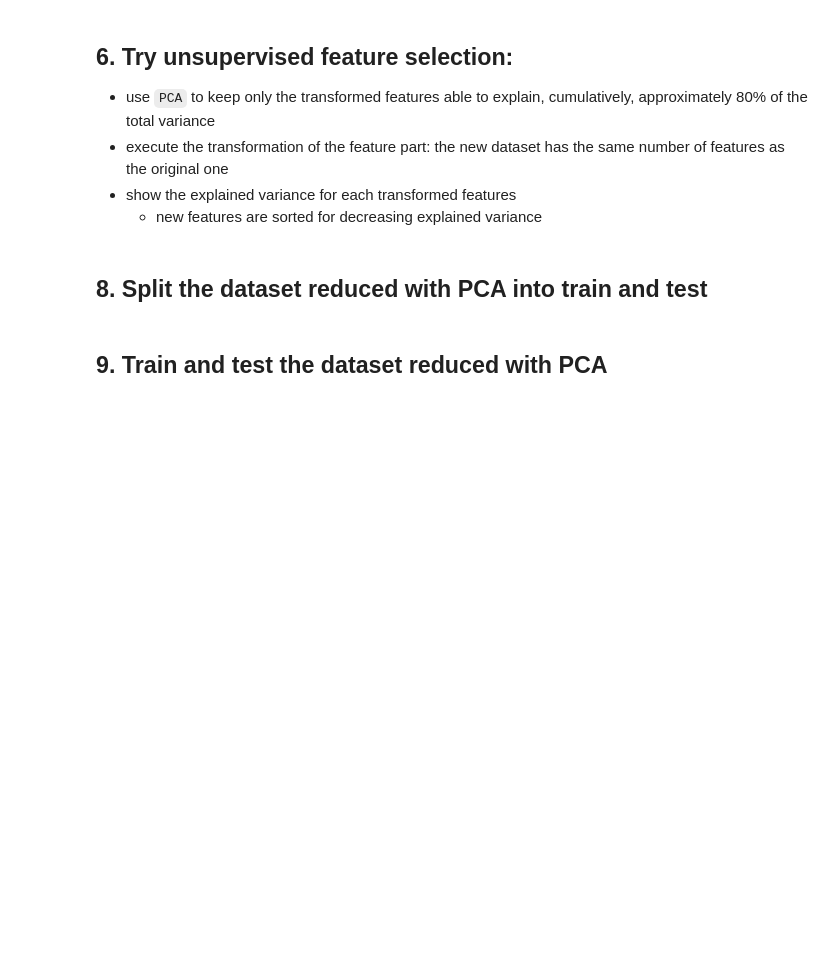
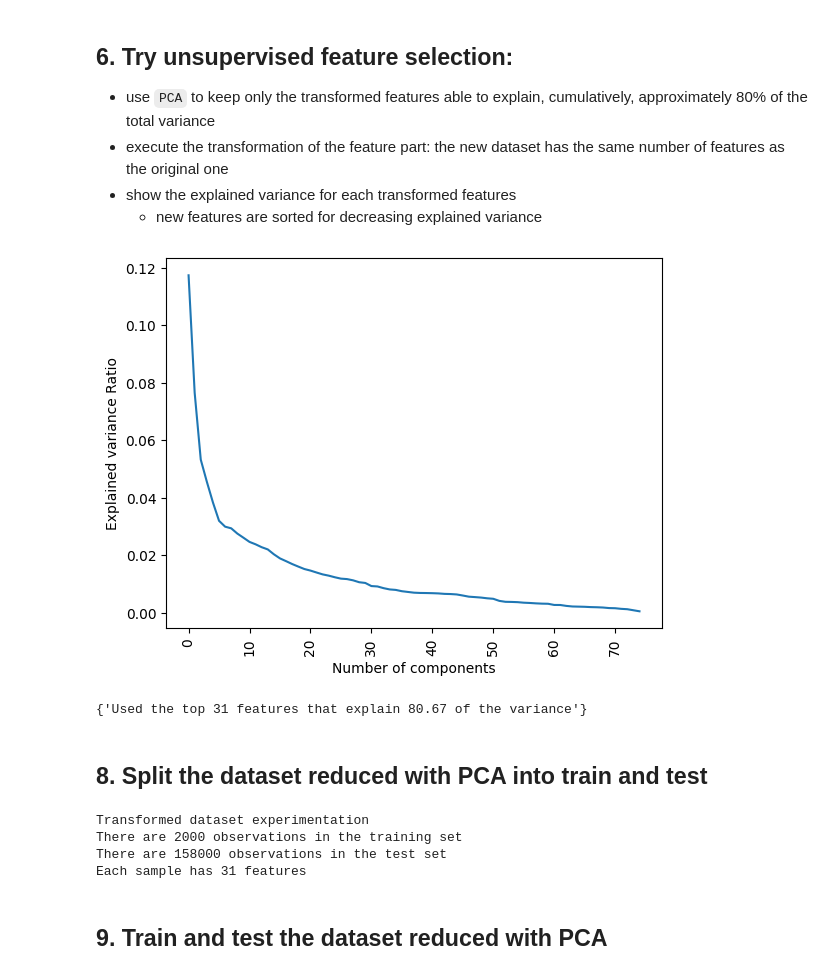
Before and after one commit to andreacondanna/BBS_Machine_Learning_public, a Jupyter notebook: Lab-feature-selection/Lab-feature-selection_nocode.ipynb, the cells around one changed output. Drawn from its saved outputs; the diff is of its cells as text; code cells hidden in the pictures; blank space fills up the shorter version.

```diff
--- a/Lab-feature-selection/Lab-feature-selection_nocode.ipynb
+++ b/Lab-feature-selection/Lab-feature-selection_nocode.ipynb
@@ -232,7 +228,43 @@ Results for dataset full
 - execute the transformation of the feature part: the new dataset has the same number of features as the original one
 - show the explained variance for each transformed features
     - new features are sorted for decreasing explained variance
+# %%
+dataset= 'reduced PCA'
+pca=PCA()
+X_trans=pca.fit_transform(X_full)
+
+plt.plot(range(X_full.shape[1]), pca.explained_variance_ratio_);
+
+plt.xlabel('Number of components')
+plt.ylabel('Explained variance Ratio')
+plt.xticks(rotation=90)
+
+plt.show()
+# %% [output]
+[figure, added]
+# %%
+pca=PCA(n_components=cutoff_variance)
+X_pca=pca.fit_transform(X_full)
+k_pca=X_pca.shape[1] # number of features after PCA
+explained_variance=np.cumsum(pca.explained_variance_ratio_)[X_pca.shape[1]-1]
+
+print({'Used the top {} features that explain {:.2f} of the variance'.format(k_pca, explained_variance*100)})
+# %% [output]
+{'Used the top 31 features that explain 80.67 of the variance'}
 # %% [markdown]
 ## 8. Split the dataset reduced with PCA into train and test
+# %%
+X_train, X_test, y_train, y_test = train_test_split(X_pca, y
+                                                    , train_size=train_size
+                                                    , random_state=random_state)
+print('Transformed dataset experimentation')
+print(f'There are {X_train.shape[0]} observations in the training set')
+print(f'There are {X_test.shape[0]} observations in the test set')
+print('Each sample has {} features'.format(X_pca.shape[1]))
+# %% [output]
+Transformed dataset experimentation
+There are 2000 observations in the training set
+There are 158000 observations in the test set
+Each sample has 31 features
 # %% [markdown]
 ## 9. Train and test the dataset reduced with PCA
```
Also changed, not shown: parts of 18 cells of this notebook, 12 other files.
